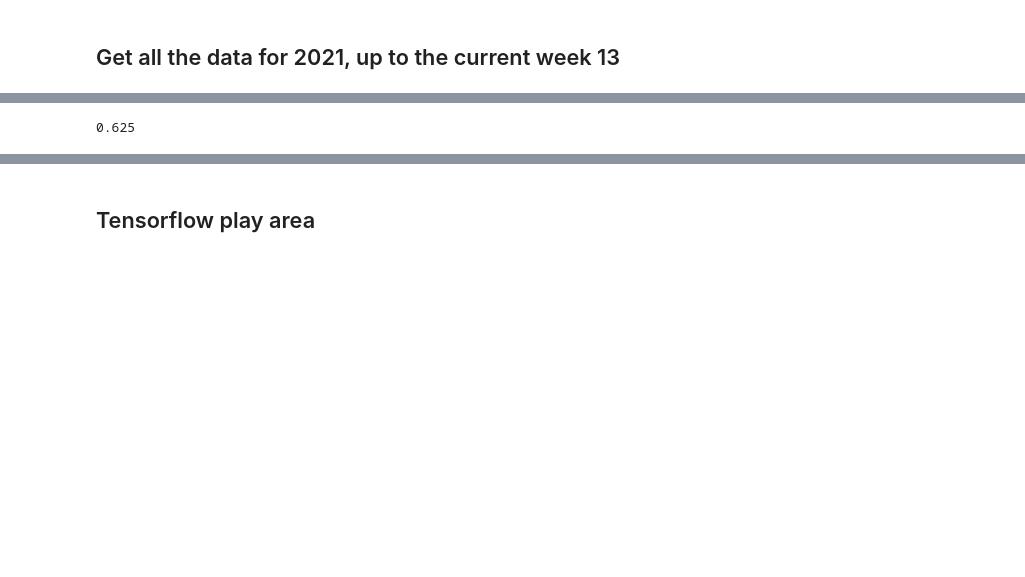
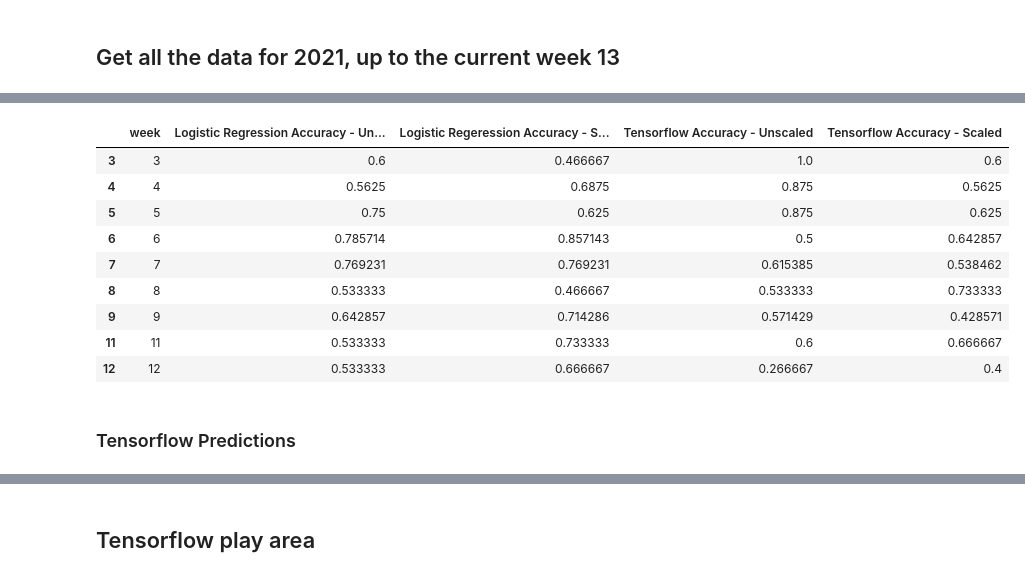
Before and after one commit to jake-viss/NFL_Prediction_Model_Project, a Jupyter notebook: NFL_get_accuracy.ipynb, the cells around one changed output, grey strips where cells are left out. Saved outputs shown, nothing was run; the diff lists cells and outputs as text; code cells hidden in the pictures; blank space fills up the shorter version.

```diff
--- a/NFL_get_accuracy.ipynb
+++ b/NFL_get_accuracy.ipynb
@@ -296,0 +309,8 @@ Might remove this as this is just to play
+# %%
+train_df = comp_games_df
+test_df = pred_games_df
+
+X_train = train_df.drop(columns = ['away_name', 'away_abbr', 'home_name', 'home_abbr', 'week','result'])
+y_train = train_df[['result']]
+X_test = test_df.drop(columns = ['away_name', 'away_abbr', 'home_name', 'home_abbr', 'week','result'])
+y_test = test_df[['result']]
@@ -296,0 +327,24 @@ Might remove this as this is just to play
+# %%
+# Logistic Model
+clf_unscaled = LogisticRegression(penalty='l1', dual=False, tol=0.001, C=1.0, fit_intercept=True,
+                   intercept_scaling=1, class_weight='balanced', random_state=None,
+                   solver='liblinear', max_iter=1000, multi_class='ovr', verbose=0)
+
+clf_scaled = LogisticRegression(penalty='l1', dual=False, tol=0.001, C=1.0, fit_intercept=True,
+                   intercept_scaling=1, class_weight='balanced', random_state=None,
+                   solver='liblinear', max_iter=1000, multi_class='ovr', verbose=0)
+
+clf_unscaled.fit(X_train, np.ravel(y_train.values))
+clf_scaled.fit(X_train_scaled, np.ravel(y_train.values))
+
+y_pred_unscaled = clf_unscaled.predict_proba(X_test)
+y_pred_scaled = clf_scaled.predict_proba(X_test_scaled)
+
+y_pred_unscaled = y_pred_unscaled[:,1]
+y_pred_scaled = y_pred_scaled[:,1]
+
+print("Logistic Regression - Unscaled\n")
+display(y_pred_unscaled,test_df)
+
+print("\nLogistic Regression - Scaled\n")
+display(y_pred_scaled,test_df)
@@ -296,0 +417,3 @@ Might remove this as this is just to play
+# %%
+logistic_regression_accuracy = accuracy_score_log_reg(df)
+logistic_regression_accuracy
@@ -296,0 +469,4 @@ Might remove this as this is just to play
+# %%
+# Run the accuracy_score_Tensorflow function to get an array of accuracies
+tensorflow_accuracy = accuracy_score_tensorflow_scaled(df)
+tensorflow_accuracy
@@ -297,3 +484,19 @@ Might remove this as this is just to play
+# %%
+pd.concat(
+    [logistic_regression_accuracy, tensorflow_accuracy.drop(columns=['week'])], axis=1)
+# %% [output]
+|  | week | Logistic Regression Accuracy - Un... | Logistic Regeression Accuracy - S... | Tensorflow Accuracy - Unscaled | Tensorflow Accuracy - Scaled |
+| 3 | 3 | 0.6 | 0.466667 | 1.0 | 0.6 |
+| 4 | 4 | 0.5625 | 0.6875 | 0.875 | 0.5625 |
+| 5 | 5 | 0.75 | 0.625 | 0.875 | 0.625 |
+| 6 | 6 | 0.785714 | 0.857143 | 0.5 | 0.642857 |
+| 7 | 7 | 0.769231 | 0.769231 | 0.615385 | 0.538462 |
+| 8 | 8 | 0.533333 | 0.466667 | 0.533333 | 0.733333 |
+| 9 | 9 | 0.642857 | 0.714286 | 0.571429 | 0.428571 |
+| 11 | 11 | 0.533333 | 0.733333 | 0.6 | 0.666667 |
+| 12 | 12 | 0.533333 | 0.666667 | 0.266667 | 0.4 |
+# %% [markdown]
+### Tensorflow Predictions
 # %%
 pred_week = 5
 comp_games_df = df[df['week'] < pred_week]
@@ -319,13 +511,0 @@ X_test_scaled = X_scaler.transform(X_test)
-# %%
-# Logistic Model
-clf = LogisticRegression(penalty='l1', dual=False, tol=0.001, C=1.0, fit_intercept=True,
-                   intercept_scaling=1, class_weight='balanced', random_state=None,
-                   solver='liblinear', max_iter=1000, multi_class='ovr', verbose=0)
-
-clf.fit(X_train_scaled, np.ravel(y_train.values))
-y_pred = clf.predict_proba(X_test_scaled)
-y_pred = y_pred[:,1]
-print(accuracy_score(y_test,np.round(y_pred)))
-#display(y_pred,test_df)
-# %% [output]
-0.625
```
Also changed, not shown: parts of 32 cells of this notebook.
